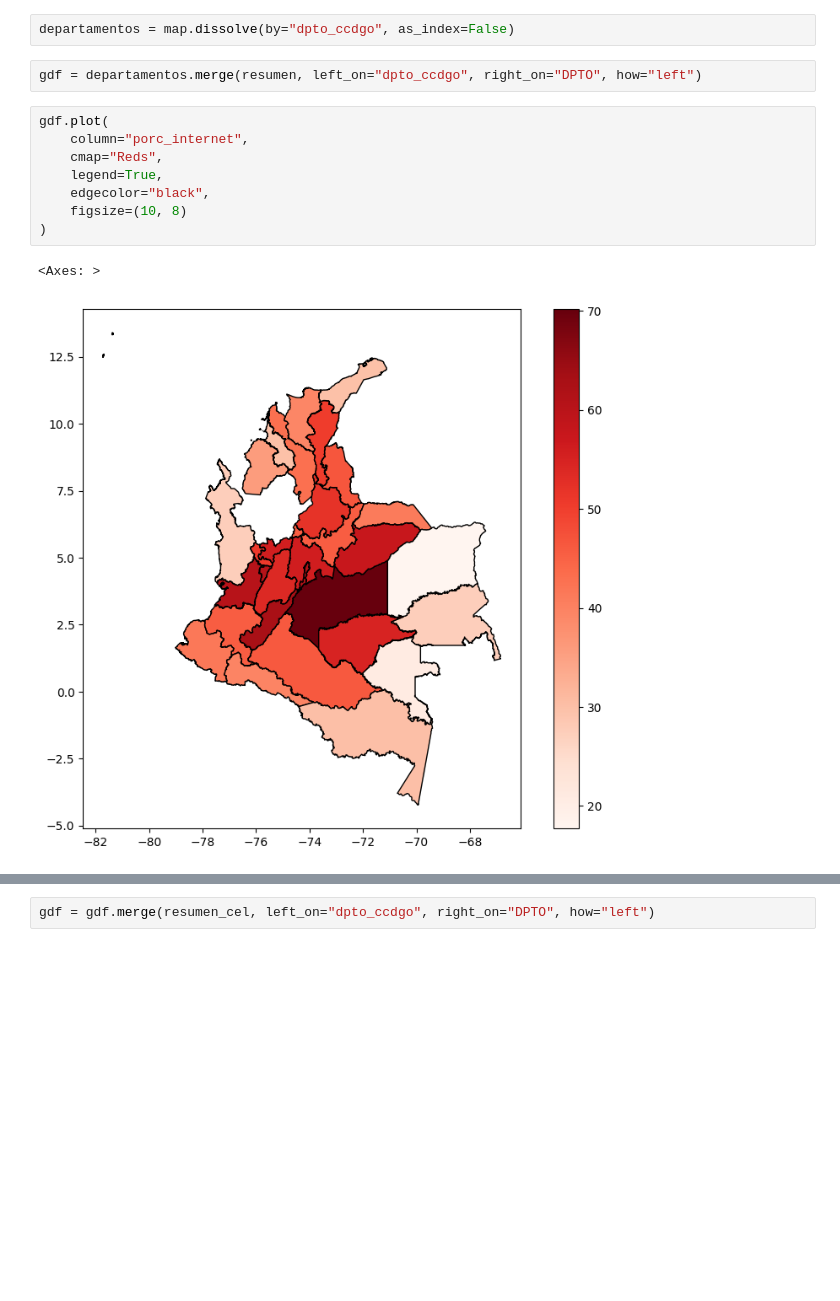
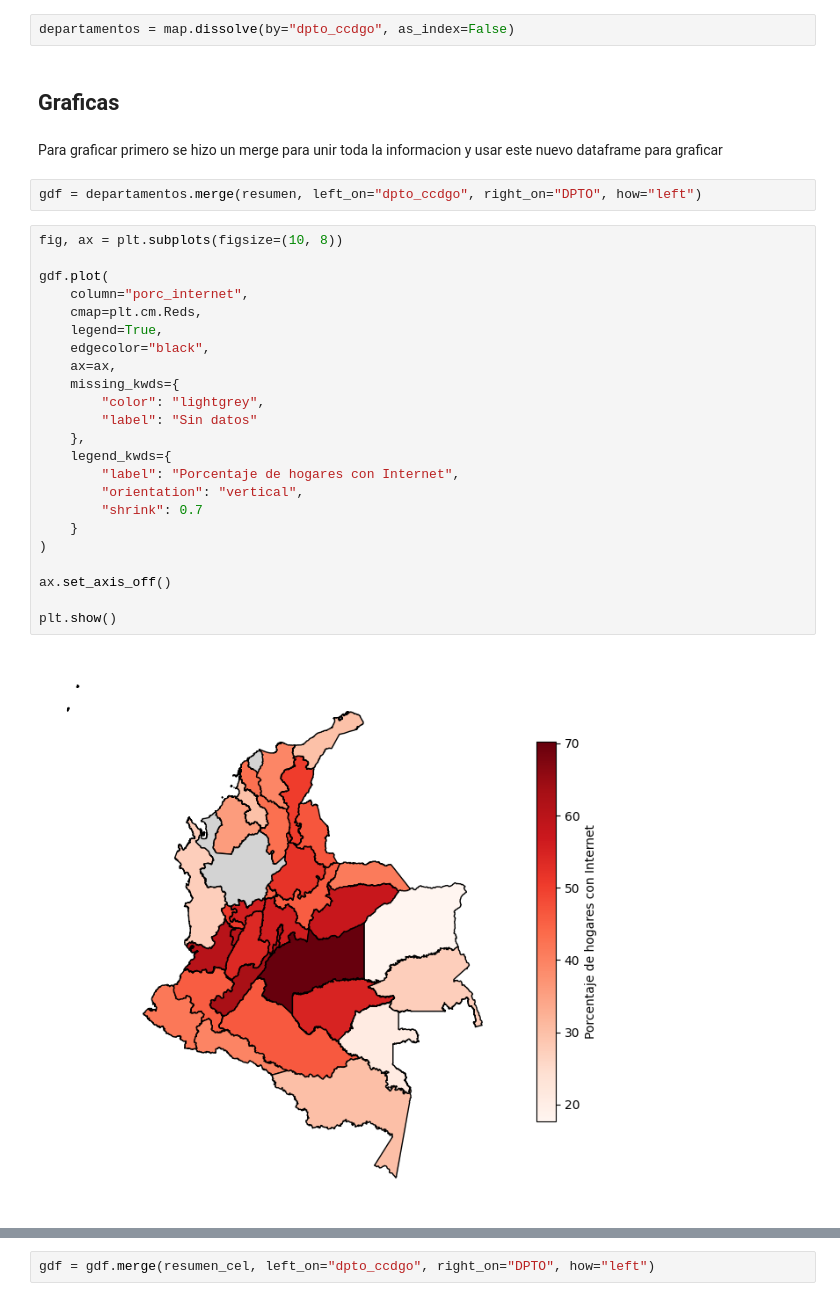
Before and after one commit to Locosteve4526/Taller_2, a Jupyter notebook: _build/html/_sources/Taller_2.ipynb, the cells around one changed output, grey strips where cells are left out. Drawn from its saved outputs; the diff is of its cells as text; blank space fills up the shorter version.

```diff
--- a/_build/html/_sources/Taller_2.ipynb
+++ b/_build/html/_sources/Taller_2.ipynb
@@ -76,16 +102,34 @@ resumen_cel = (
 resumen_cel[["convencional", "inteligente"]] *= 100
 # %%
 departamentos = map.dissolve(by="dpto_ccdgo", as_index=False)
+# %% [markdown]
+## Graficas
+# %% [markdown]
+Para graficar primero se hizo un merge para unir toda la informacion y usar este nuevo dataframe para graficar
 # %%
 gdf = departamentos.merge(resumen, left_on="dpto_ccdgo", right_on="DPTO", how="left")
 # %%
+fig, ax = plt.subplots(figsize=(10, 8))
+
 gdf.plot(
     column="porc_internet",
-    cmap="Reds",
+    cmap=plt.cm.Reds,
     legend=True,
     edgecolor="black",
-    figsize=(10, 8)
+    ax=ax,
+    missing_kwds={
+        "color": "lightgrey",
+        "label": "Sin datos"
+    },
+    legend_kwds={
+        "label": "Porcentaje de hogares con Internet",
+        "orientation": "vertical",
+        "shrink": 0.7
+    }
 )
+
+ax.set_axis_off()
+
+plt.show()
 # %% [output]
-<Axes: >
-[figure, old version]
+[figure, new version]
```
Also changed, not shown: parts of 11 cells of this notebook, 14 other files.
